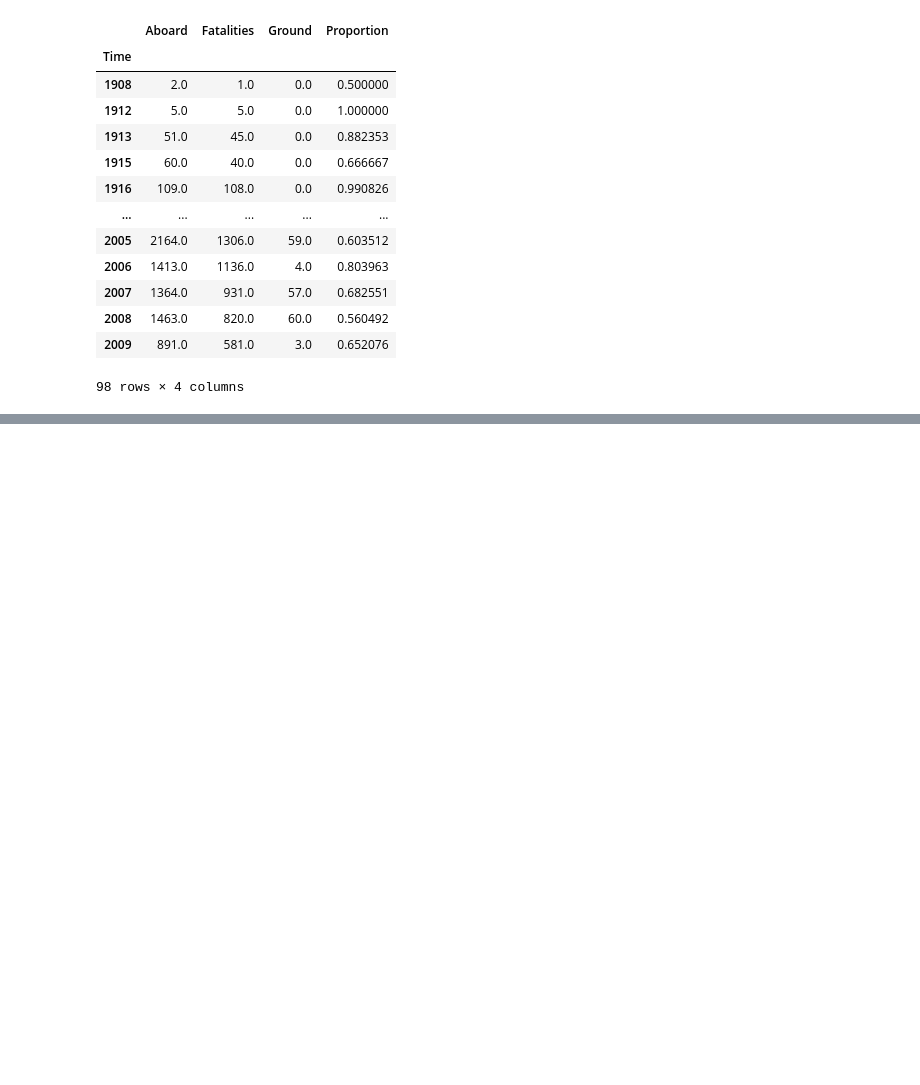
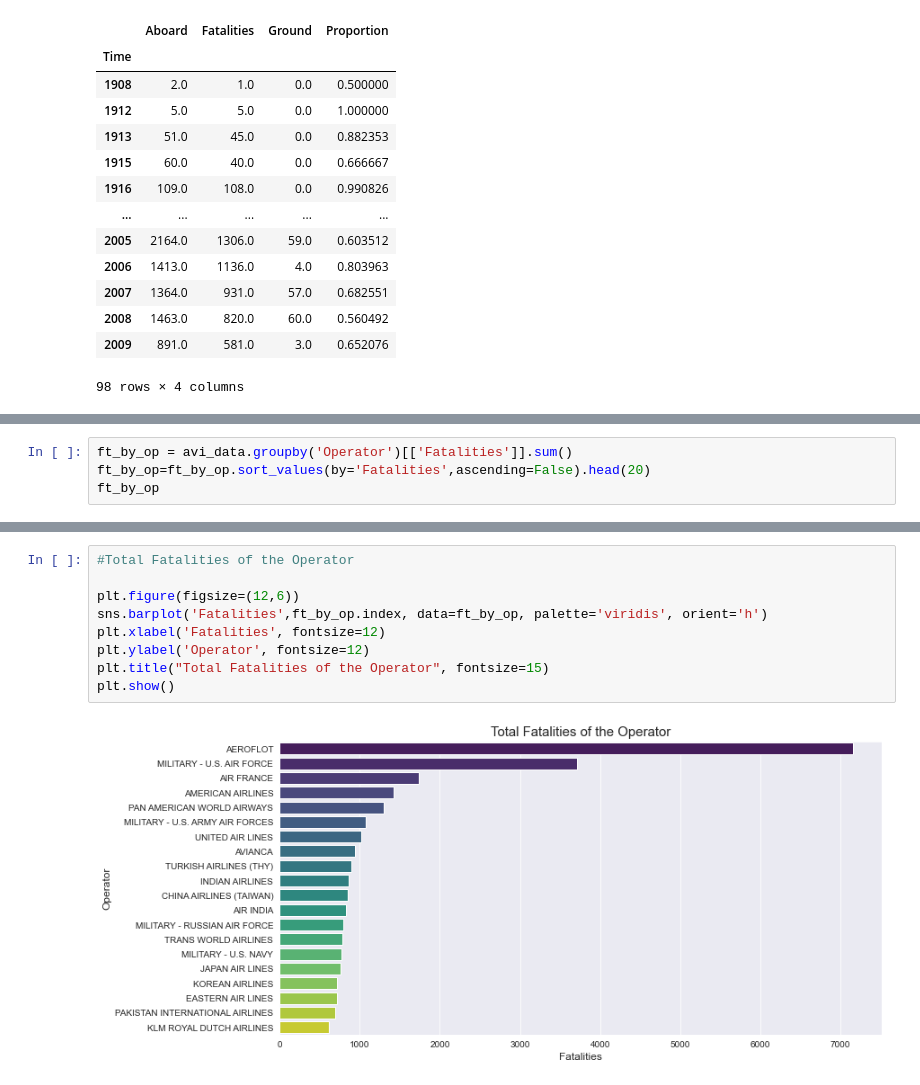
Before and after one commit to LaavanyaChandru/Aviation_Accident-100years_Analysis, a Jupyter notebook: Aviation_Accident-1908-2009_Analysis.ipynb, the cells around one changed output, grey strips where cells are left out. Saved outputs shown, nothing was run; the diff lists cells and outputs as text; blank space fills up the shorter version.

```diff
--- a/Aviation_Accident-1908-2009_Analysis.ipynb
+++ b/Aviation_Accident-1908-2009_Analysis.ipynb
@@ -445,0 +601,4 @@ plt.show()
+# %%
+ft_by_op = avi_data.groupby('Operator')[['Fatalities']].sum()
+ft_by_op=ft_by_op.sort_values(by='Fatalities',ascending=False).head(20)
+ft_by_op
@@ -445,0 +624,11 @@ plt.show()
+# %%
+#Total Fatalities of the Operator
+
+plt.figure(figsize=(12,6))
+sns.barplot('Fatalities',ft_by_op.index, data=ft_by_op, palette='viridis', orient='h')
+plt.xlabel('Fatalities', fontsize=12)
+plt.ylabel('Operator', fontsize=12)
+plt.title("Total Fatalities of the Operator", fontsize=15)
+plt.show()
+# %% [output]
+[figure, added]
```
Also changed, not shown: parts of 24 cells of this notebook.
